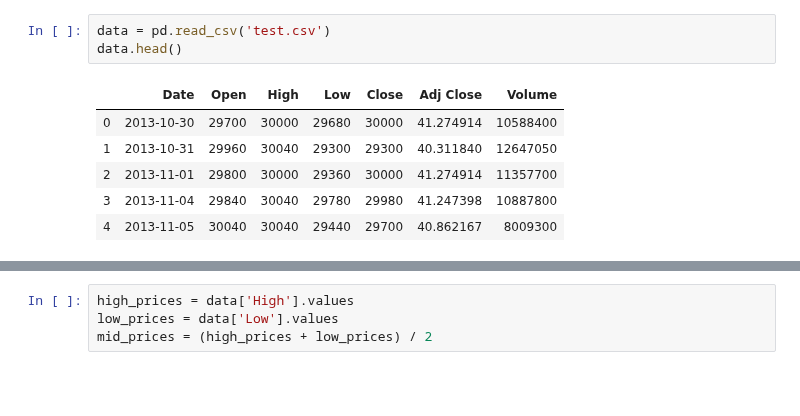
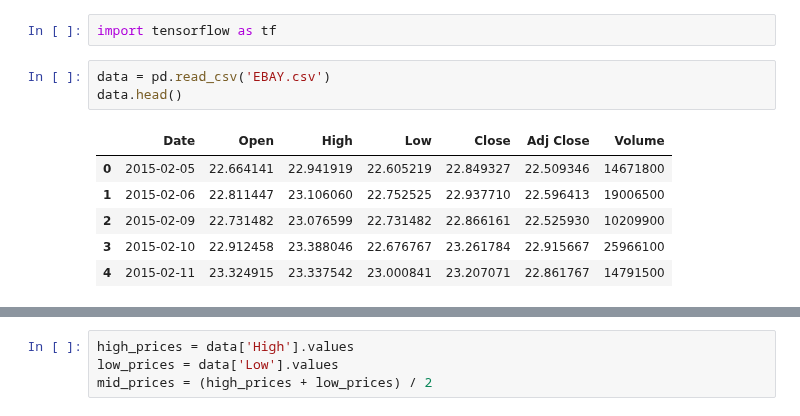
Before and after one commit to Joonyeong97/Python_study, a Jupyter notebook: Python/script/Traing__/주가예측.ipynb, the cells around one changed output, grey strips where cells are left out. Cells and saved outputs as stored; diff of their text form; blank space fills up the shorter version.

```diff
--- a/Python/script/Traing__/주가예측.ipynb
+++ b/Python/script/Traing__/주가예측.ipynb
@@ -9,10 +12,12 @@ import datetime
+# %%
+import tensorflow as tf
 # %%
-data = pd.read_csv('test.csv')
+data = pd.read_csv('EBAY.csv')
 data.head()
 # %% [output]
 |  | Date | Open | High | Low | Close | Adj Close | Volume |
-| 0 | 2013-10-30 | 29700 | 30000 | 29680 | 30000 | 41.274914 | 10588400 |
-| 1 | 2013-10-31 | 29960 | 30040 | 29300 | 29300 | 40.311840 | 12647050 |
-| 2 | 2013-11-01 | 29800 | 30000 | 29360 | 30000 | 41.274914 | 11357700 |
-| 3 | 2013-11-04 | 29840 | 30040 | 29780 | 29980 | 41.247398 | 10887800 |
-| 4 | 2013-11-05 | 30040 | 30040 | 29440 | 29700 | 40.862167 | 8009300 |
+| 0 | 2015-02-05 | 22.664141 | 22.941919 | 22.605219 | 22.849327 | 22.509346 | 14671800 |
+| 1 | 2015-02-06 | 22.811447 | 23.106060 | 22.752525 | 22.937710 | 22.596413 | 19006500 |
+| 2 | 2015-02-09 | 22.731482 | 23.076599 | 22.731482 | 22.866161 | 22.525930 | 10209900 |
+| 3 | 2015-02-10 | 22.912458 | 23.388046 | 22.676767 | 23.261784 | 22.915667 | 25966100 |
+| 4 | 2015-02-11 | 23.324915 | 23.337542 | 23.000841 | 23.207071 | 22.861767 | 14791500 |
```
Also changed, not shown: parts of 11 cells of this notebook, 3 other files.
